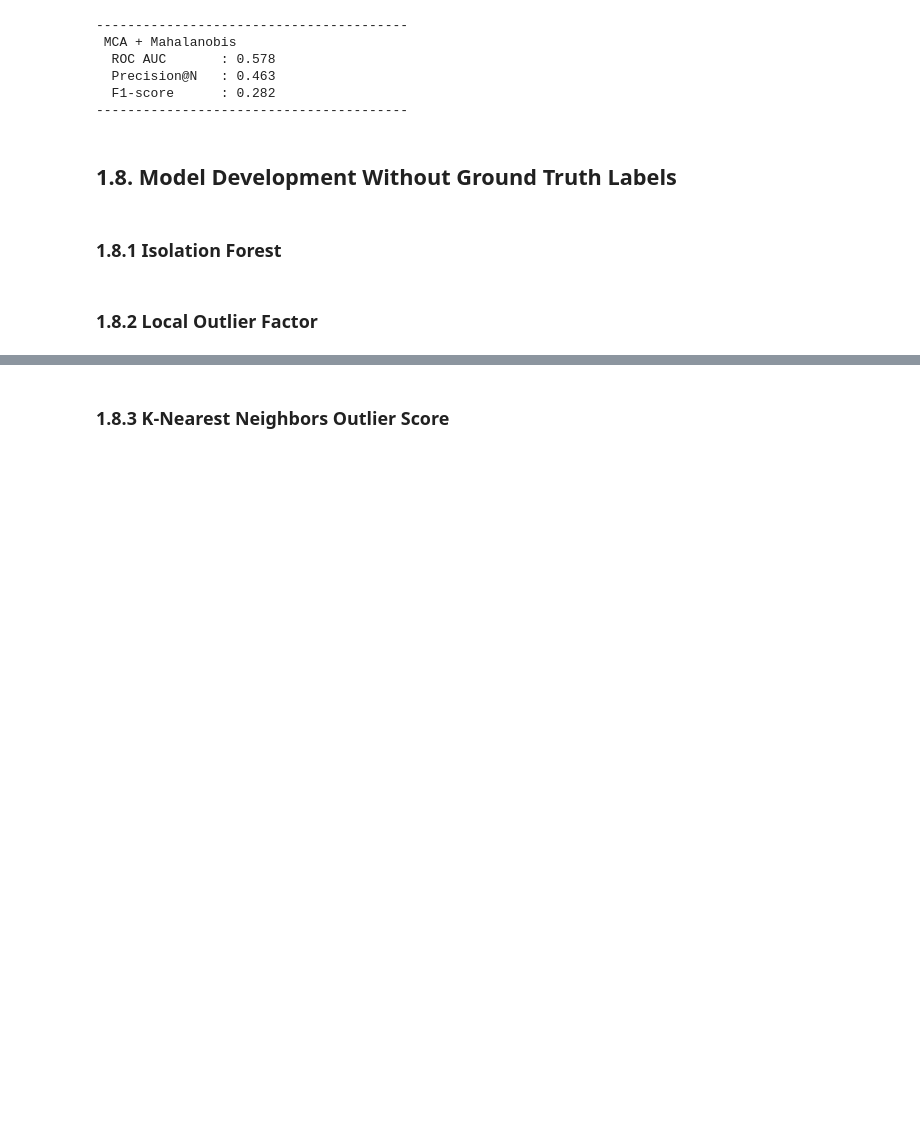
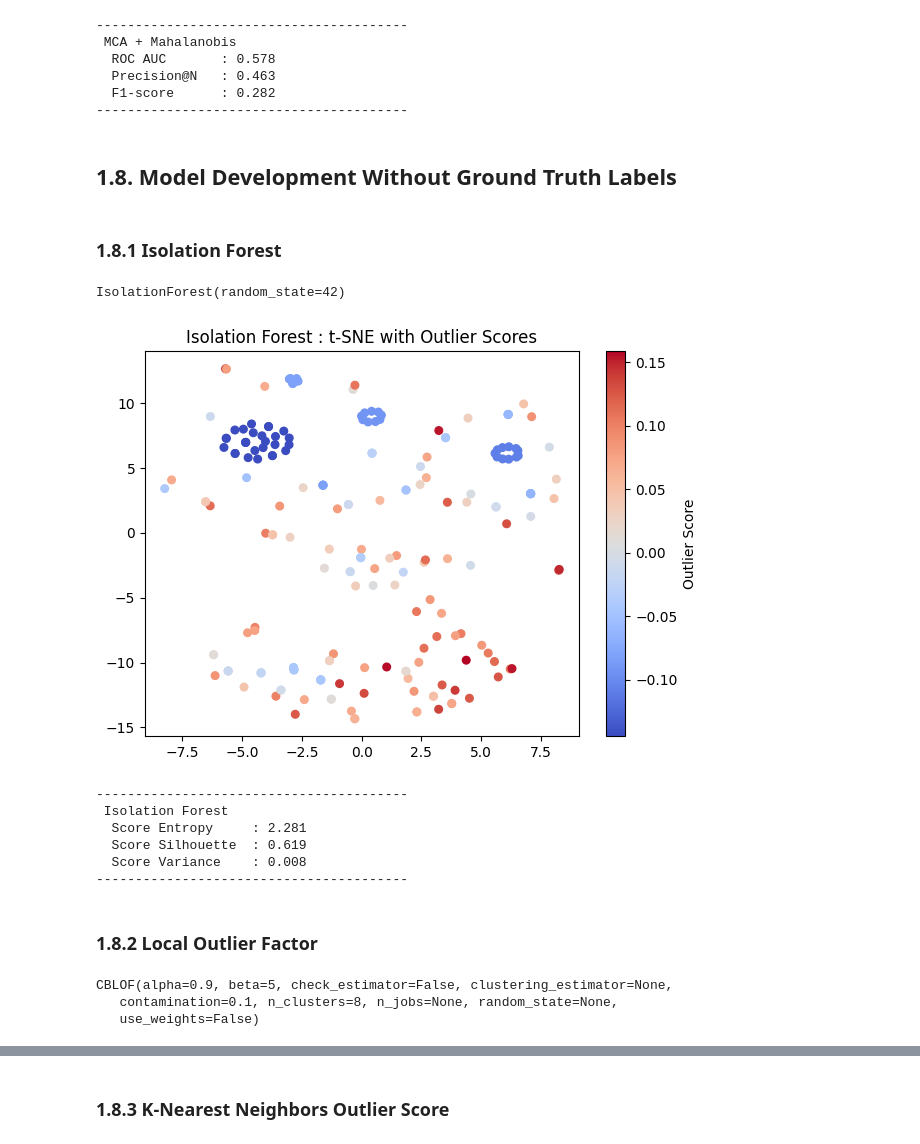
Before and after one commit to JohnPaulinePineda/Portfolio_Project_61, a Jupyter notebook: codes/DetectingAndEvaluatingAnomaliesInCategoricalDataUnderSupervisedAndUnsupervisedSettings.ipynb, the cells around one changed output, grey strips where cells are left out. Drawn from its saved outputs; the diff is of its cells as text; code cells hidden in the pictures; blank space fills up the shorter version.

Commit message:
Formulated the Python Notebook
Updated Model Development Without Ground Truth Labels

```diff
--- a/codes/DetectingAndEvaluatingAnomaliesInCategoricalDataUnderSupervisedAndUnsupervisedSettings.ipynb
+++ b/codes/DetectingAndEvaluatingAnomaliesInCategoricalDataUnderSupervisedAndUnsupervisedSettings.ipynb
@@ -1549,6 +1552,27 @@ def evaluate_unsupervised_outlier_detection_model(scores, name):
     print("-" * 40)
 
     return {"Method": name, "Entropy": se, "Silhouette": ss, "Variance": sv}
+# %%
+##################################
+# Creating a function for visualizing outlier scores
+# for categorical outlier detection without ground truth
+##################################
+def visualize_unsupervised_outlier_detection_model(X_encoded, scores, method_name):
+    X_2d = TSNE(n_components=2, perplexity=30, random_state=42).fit_transform(X_encoded)
+    plt.figure(figsize=(7, 5))
+    plt.title(f"{method_name} : t-SNE with Outlier Scores")
+    plt.scatter(X_2d[:, 0], X_2d[:, 1], c=scores, cmap='coolwarm', s=30)
+    plt.colorbar(label="Outlier Score")
+    plt.show()
+
+class DummyModel:
+    def __init__(self, scores): self.decision_scores_ = scores
+# %%
+##################################
+# Creating a container for consolidating the results
+# for categorical outlier detection without ground truth
+##################################
+unsupervised_results = []
 # %% [markdown]
 ## 1.7. Model Development With Synthetic Ground Truth Labels <a class="anchor" id="1.7"></a>
 # %% [markdown]
@@ -1694,5 +1718,42 @@ evaluate_supervised_outlier_detection_model(DummyModel(m_dist), X_train, y_train
 ## 1.8. Model Development Without Ground Truth Labels <a class="anchor" id="1.8"></a>
 # %% [markdown]
 ### 1.8.1 Isolation Forest <a class="anchor" id="1.8.1"></a>
+# %%
+##################################
+# Formulating an unsupervised learning model
+# based on Isolation Forest
+##################################
+model_if = IsolationForest(random_state=42)
+model_if.fit(X_train)
+# %% [output]
+IsolationForest(random_state=42)
+# %%
+##################################
+# Evaluating the apparent performance
+# of the unsupervised learning model
+# based on Isolation Forest
+##################################
+scores = -model_if.decision_function(X_train)
+visualize_unsupervised_outlier_detection_model(X_train, scores, "Isolation Forest")
+unsupervised_results.append(evaluate_unsupervised_outlier_detection_model(scores, "Isolation Forest"))
+# %% [output]
+[figure, added]
+----------------------------------------
+ Isolation Forest
+  Score Entropy     : 2.281
+  Score Silhouette  : 0.619
+  Score Variance    : 0.008
+----------------------------------------
 # %% [markdown]
 ### 1.8.2 Local Outlier Factor <a class="anchor" id="1.8.2"></a>
+# %%
+##################################
+# Formulating an unsupervised learning model
+# based on Local Outlier Factor
+##################################
+model_cblof = CBLOF()
+model_cblof.fit(X_train)
+# %% [output]
+CBLOF(alpha=0.9, beta=5, check_estimator=False, clustering_estimator=None,
+   contamination=0.1, n_clusters=8, n_jobs=None, random_state=None,
+   use_weights=False)
```
Also changed, not shown: parts of 10 cells of this notebook, 2 other files.
